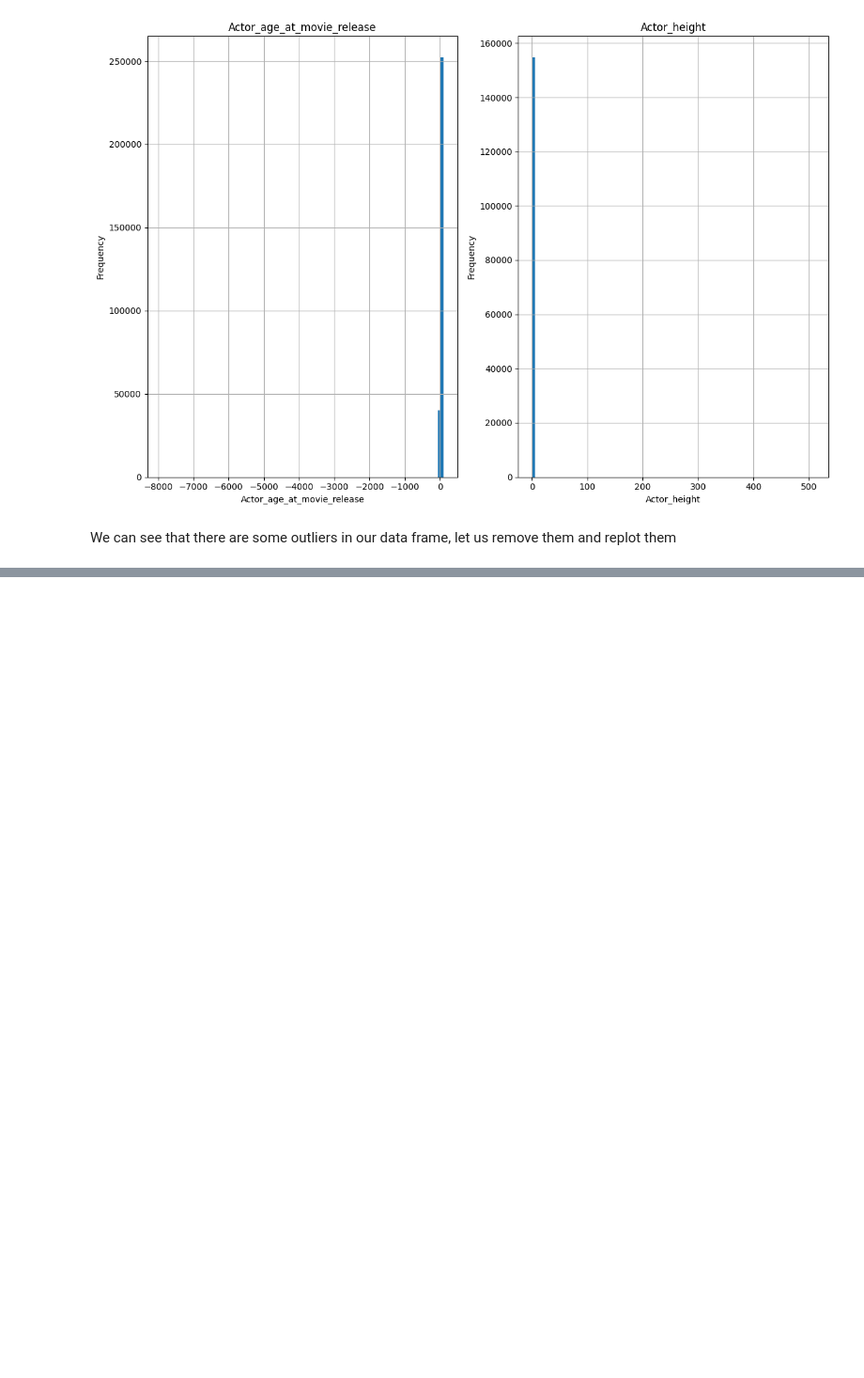
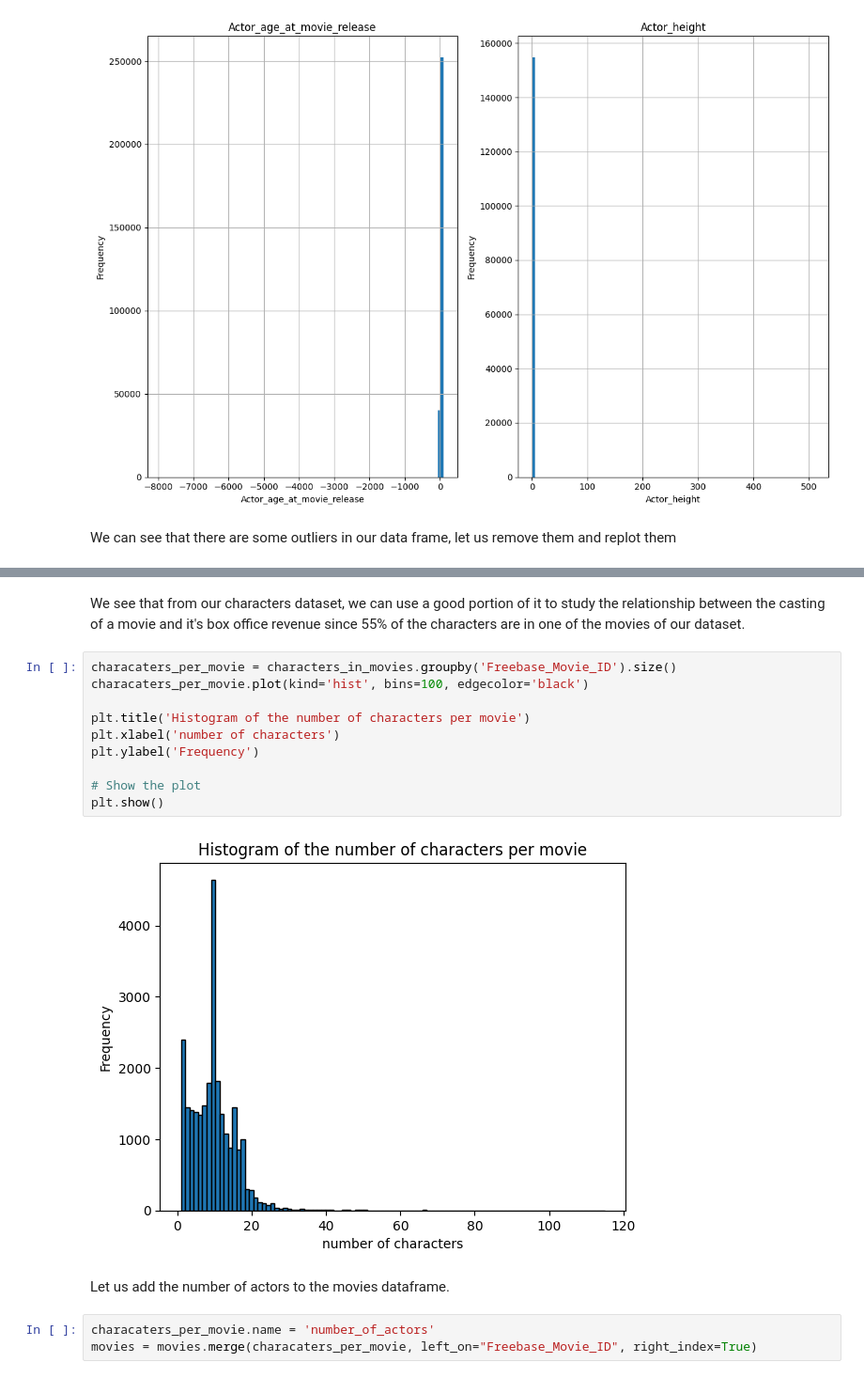
Before and after one commit to epfl-ada/ada-2023-project-yamal, a Jupyter notebook: movies_analysis.ipynb, the cells around one changed output, grey strips where cells are left out. Shown at 94% size. Cells and saved outputs as stored; diff of their text form; blank space fills up the shorter version.

```diff
--- a/movies_analysis.ipynb
+++ b/movies_analysis.ipynb
@@ -177,0 +209,19 @@ After merging, the characters_with_movies will contain only the rows where the "
+# %% [markdown]
+We see that from our characters dataset, we can use a good portion of it to study the relationship between the casting of a movie and it's box office revenue since 55% of the characters are in one of the movies of our dataset.
+# %%
+characaters_per_movie = characters_in_movies.groupby('Freebase_Movie_ID').size()
+characaters_per_movie.plot(kind='hist', bins=100, edgecolor='black')
+
+plt.title('Histogram of the number of characters per movie')
+plt.xlabel('number of characters')
+plt.ylabel('Frequency')
+
+# Show the plot
+plt.show()
+# %% [output]
+[figure, added]
+# %% [markdown]
+Let us add the number of actors to the movies dataframe.
+# %%
+characaters_per_movie.name = 'number_of_actors'
+movies = movies.merge(characaters_per_movie, left_on="Freebase_Movie_ID", right_index=True)
```
Also changed, not shown: parts of 21 cells of this notebook.
